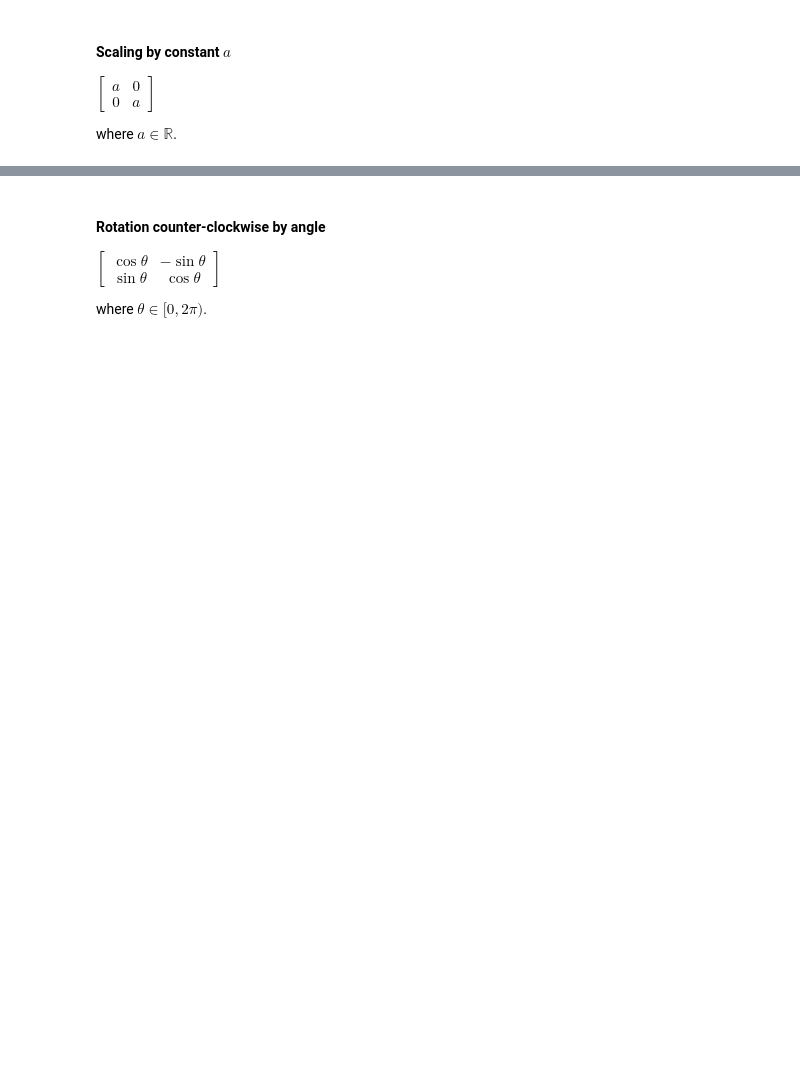
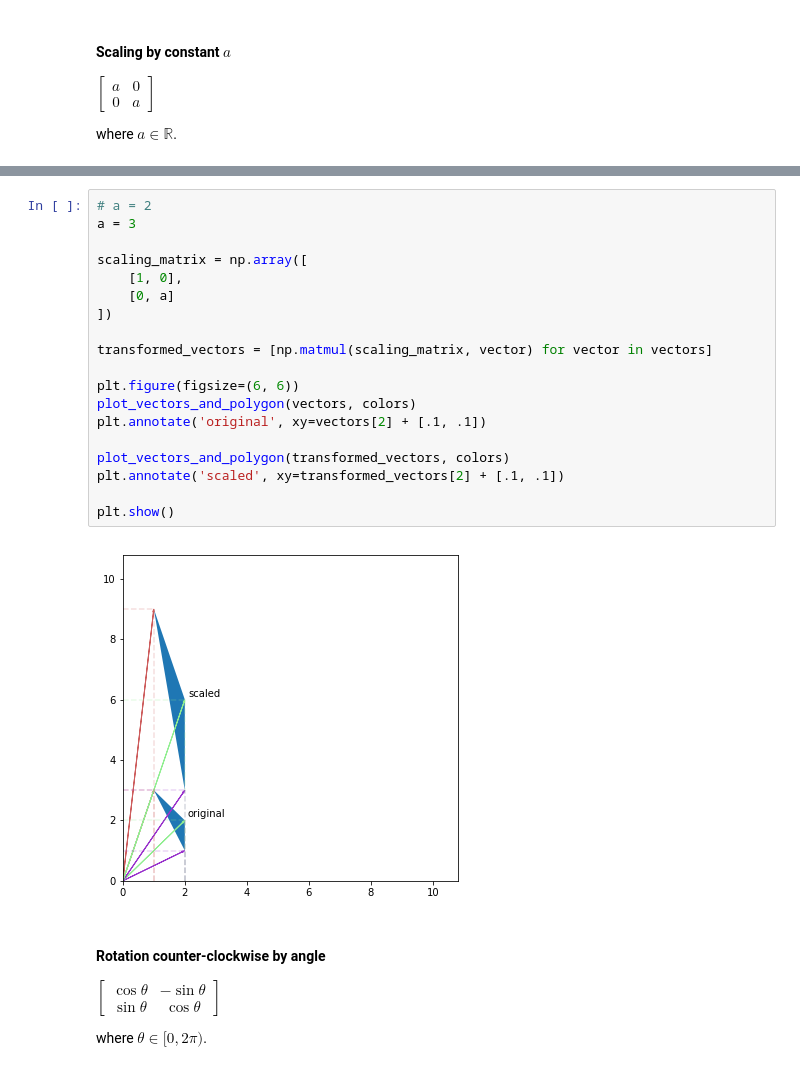
Before and after one commit to koulakis/interactive-math-for-data-science, a Jupyter notebook: linear_algebra.ipynb, the cells around one changed output, grey strips where cells are left out. Drawn from its saved outputs; the diff is of its cells as text; blank space fills up the shorter version.

```diff
--- a/linear_algebra.ipynb
+++ b/linear_algebra.ipynb
@@ -310,3 +319,24 @@ plt.show()
+# %%
+# a = 2
+a = 3
+
+scaling_matrix = np.array([
+    [1, 0],
+    [0, a]
+])
+
+transformed_vectors = [np.matmul(scaling_matrix, vector) for vector in vectors]
+
+plt.figure(figsize=(6, 6))
+plot_vectors_and_polygon(vectors, colors)
+plt.annotate('original', xy=vectors[2] + [.1, .1])
+
+plot_vectors_and_polygon(transformed_vectors, colors)
+plt.annotate('scaled', xy=transformed_vectors[2] + [.1, .1])
+
+plt.show()
+# %% [output]
+[figure, added]
 # %% [markdown]
 #### Rotation counter-clockwise by angle
 $\begin{bmatrix}
```
Also changed, not shown: parts of 9 cells of this notebook.
